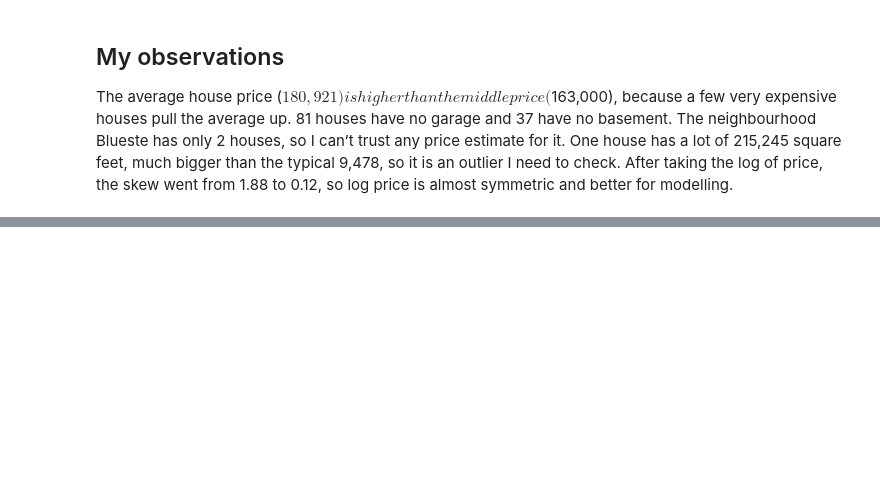
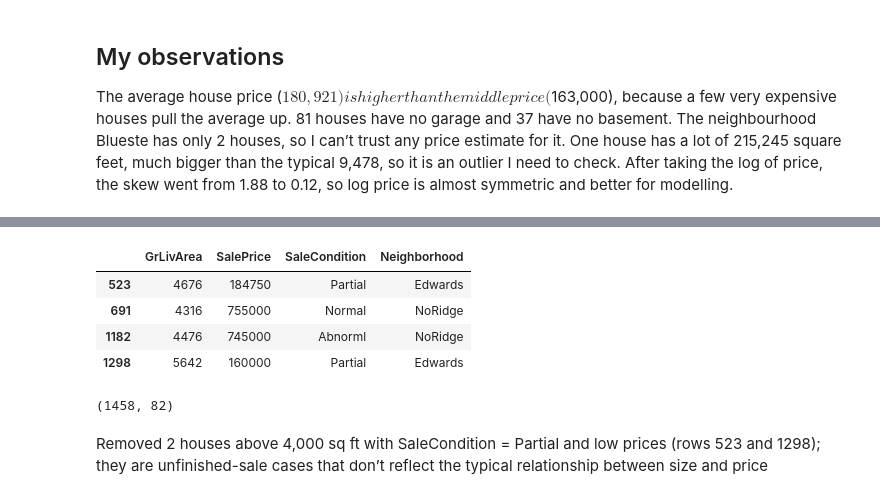
Before and after one commit to msbtaich/ames-housing-regression, a Jupyter notebook: 01_eda.ipynb, the cells around one changed output, grey strips where cells are left out. Cells and saved outputs as stored; diff of their text form; code cells hidden in the pictures; blank space fills up the shorter version.

```diff
--- a/01_eda.ipynb
+++ b/01_eda.ipynb
@@ -242,0 +290,15 @@ plt.show()
+# %%
+df_clean.loc[df_clean['GrLivArea'] > 4000, ['GrLivArea', 'SalePrice', 'SaleCondition', 'Neighborhood']]
+# %% [output]
+|  | GrLivArea | SalePrice | SaleCondition | Neighborhood |
+| 523 | 4676 | 184750 | Partial | Edwards |
+| 691 | 4316 | 755000 | Normal | NoRidge |
+| 1182 | 4476 | 745000 | Abnorml | NoRidge |
+| 1298 | 5642 | 160000 | Partial | Edwards |
+# %%
+df_clean = df_clean.drop(index=[523, 1298])
+print(df_clean.shape)
+# %% [output]
+(1458, 82)
+# %% [markdown]
+Removed 2 houses above 4,000 sq ft with SaleCondition = Partial and low prices (rows 523 and 1298); they are unfinished-sale cases that don’t reflect the typical relationship between size and price
```
Also changed, not shown: parts of 2 cells of this notebook, 2 other files.
